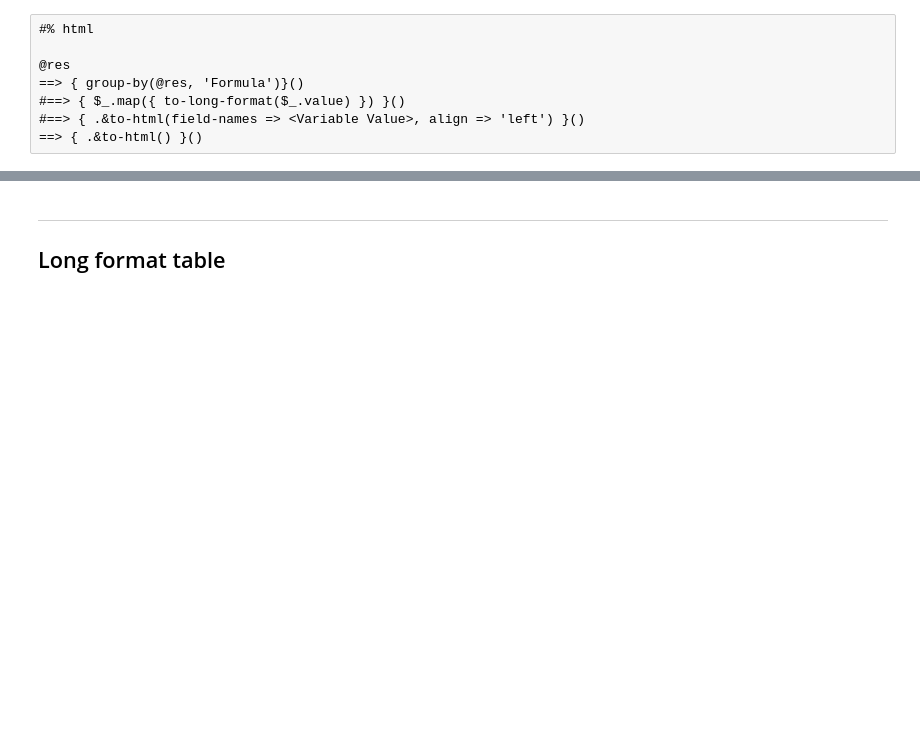
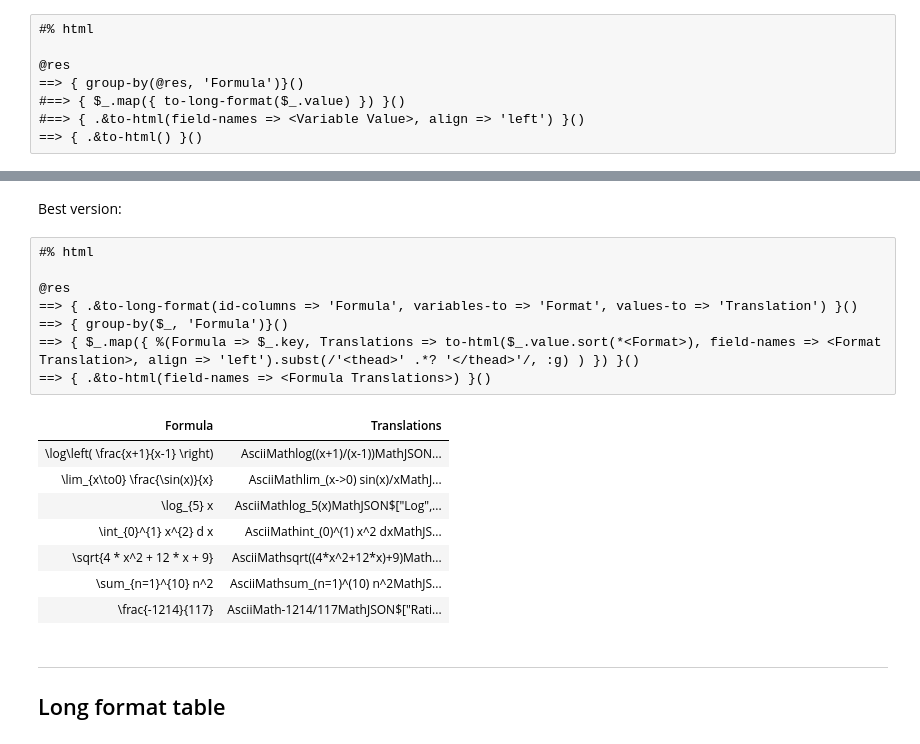
Before and after one commit to antononcube/Raku-LaTeX-Grammar, a Jupyter notebook: docs/Basic-usage-tables.ipynb, the cells around one changed output, grey strips where cells are left out. Drawn from its saved outputs; the diff is of its cells as text; blank space fills up the shorter version.

```diff
--- a/docs/Basic-usage-tables.ipynb
+++ b/docs/Basic-usage-tables.ipynb
@@ -202,3 +261,22 @@ Just group by:
+# %% [markdown]
+Best version:
+# %%
+#% html
+
+@res
+==> { .&to-long-format(id-columns => 'Formula', variables-to => 'Format', values-to => 'Translation') }()
+==> { group-by($_, 'Formula')}()
+==> { $_.map({ %(Formula => $_.key, Translations => to-html($_.value.sort(*<Format>), field-names => <Format Translation>, align => 'left').subst(/'<thead>' .*? '</thead>'/, :g) ) }) }()
+==> { .&to-html(field-names => <Formula Translations>) }()
+# %% [output]
+| Formula | Translations |
+| \log\left( \frac{x+1}{x-1} \right) | AsciiMathlog((x+1)/(x-1))MathJSON... |
+| \lim_{x\to0} \frac{\sin(x)}{x} | AsciiMathlim_(x->0) sin(x)/xMathJ... |
+| \log_{5} x | AsciiMathlog_5(x)MathJSON$["Log",... |
+| \int_{0}^{1} x^{2} d x | AsciiMathint_(0)^(1) x^2 dxMathJS... |
+| \sqrt{4 * x^2 + 12 * x + 9} | AsciiMathsqrt((4*x^2+12*x)+9)Math... |
+| \sum_{n=1}^{10} n^2 | AsciiMathsum_(n=1)^(10) n^2MathJS... |
+| \frac{-1214}{117} | AsciiMath-1214/117MathJSON$["Rati... |
 # %% [markdown]
 ----
 
```
Also changed, not shown: parts of 16 cells of this notebook, 3 other files.
